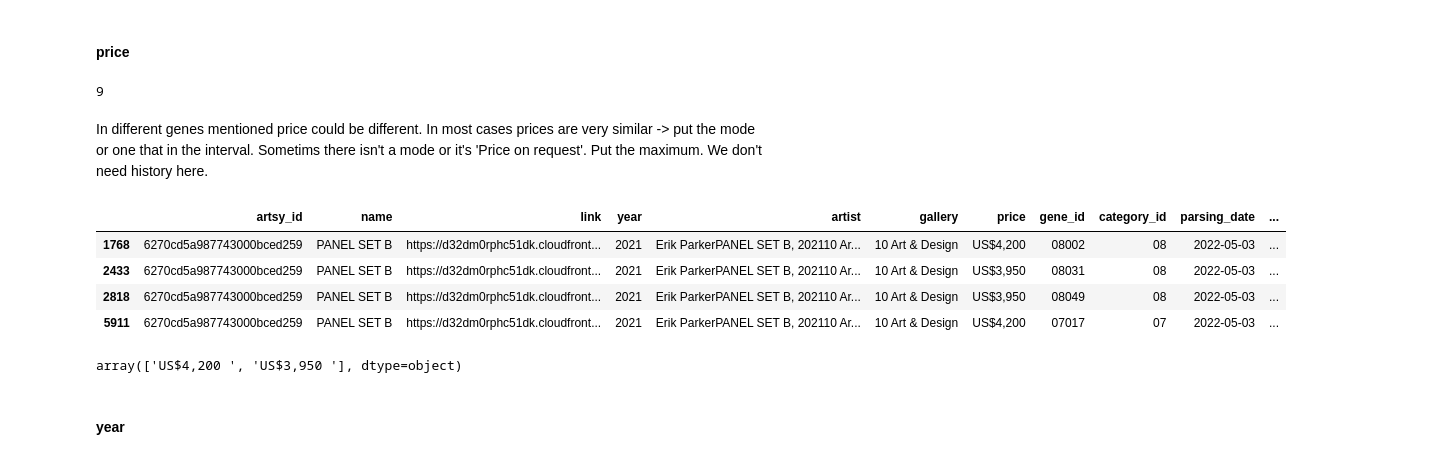
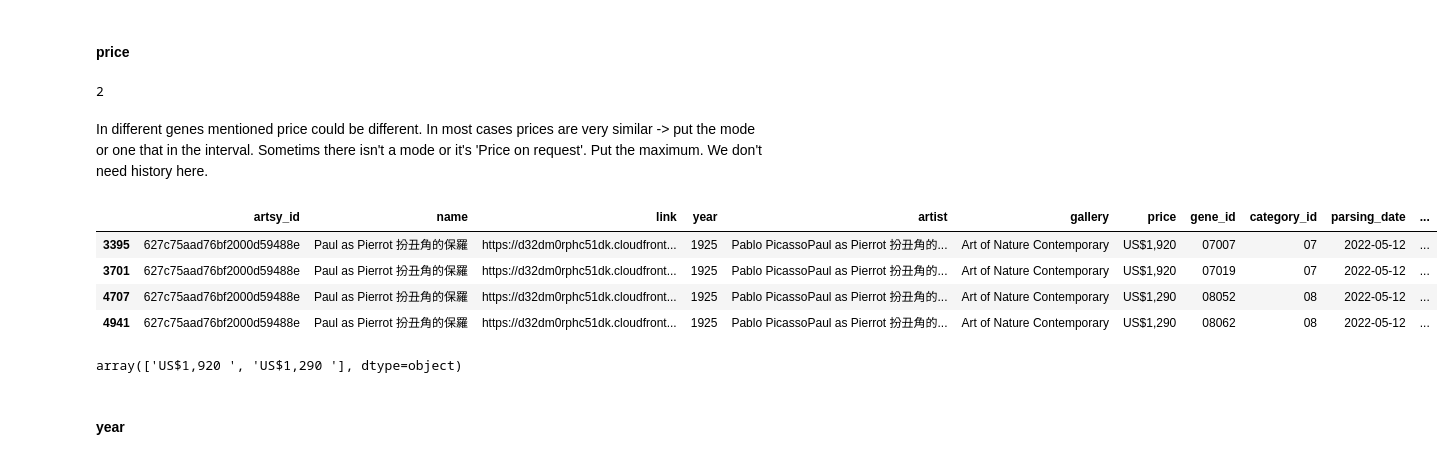
Before and after one commit to Bella151305/ArtProject, a Jupyter notebook: Artsy_genome_api.ipynb, the cells around one changed output. Drawn from its saved outputs; the diff is of its cells as text; code cells hidden in the pictures.

```diff
--- a/Artsy_genome_api.ipynb
+++ b/Artsy_genome_api.ipynb
@@ -2185,10 +2072,10 @@ print(df_cat_dat_total.groupby(['gene_id', 'artsy_id'])['artsy_id'].nunique().ma
 # %% [markdown]
 Transform id from int into str and link into a working one.
 # %%
-df_cat_dat_total['category_id'] = df_cat_dat_total['category_id'].dropna().apply(lambda x: str(x) if len(str(x))==cat_id_len else ('0'*(cat_id_len-len(str(x)))+str(x)))
-df_cat_dat_total['gene_id'] = df_cat_dat_total['gene_id'].dropna().apply(lambda x: str(x) if len(str(x))==gen_id_len else ('0'*(gen_id_len-len(str(x)))+str(x)))
+#df_cat_dat_total['category_id'] = df_cat_dat_total['category_id'].dropna().apply(lambda x: str(x) if len(str(x))==cat_id_len else ('0'*(cat_id_len-len(str(x)))+str(x)))
+#df_cat_dat_total['gene_id'] = df_cat_dat_total['gene_id'].dropna().apply(lambda x: str(x) if len(str(x))==gen_id_len else ('0'*(gen_id_len-len(str(x)))+str(x)))
 
-df_cat_dat_total['link'] = df_cat_dat_total['link'].dropna().apply(lambda x: img_link_corr(x))
+df_cat_dat_total['link'] = df_cat_dat_total['link'].dropna().apply(img_link_corr)
 
 df_cat_dat_total.sample(5)
 # %% [output]
@@ -2247,5 +2133,5 @@ links_prob_list
 # %%
-inx = 3
+inx = 2
 df_cat_dat_total.loc[df_cat_dat_total['artsy_id']==links_prob_list[inx]]
 # %% [output]
 |  | artsy_id | name | link | year | artist | gallery | price | gene_id | category_id | parsing_date | ... |
@@ -2268,7 +2150,7 @@ array(['https://d32dm0rphc51dk.cloudfront.net/pif8xX-9dYj67_ake8HpaQ/large.jpg',
 These pictures are the same but shots were done with different light. Replace the last one.
 # %%
 for i in inx_list:
-  df_cat_dat_total.at[i, 'link'] = link_list[0]
+  df_cat_dat_total.at[i, 'link'] = link_list[1]
 
 #df_cat_dat_total.at[162343, 'link'] = 'https://d32dm0rphc51dk.cloudfront.net/dIHPcpGCPw8QyU-YRGQRMA/large.jpg'
 # %%
@@ -2555,26 +2437,26 @@ id_price_g = artsy_id_price.groupby(['artsy_id'])['price'].agg(['count']).reset_
 id_prob_price = id_price_g.loc[id_price_g['count']>1]['artsy_id'].tolist()
 len(id_prob_price)
 # %% [output]
-9
+2
 # %% [markdown]
 In different genes mentioned price could be different. In most cases prices are very similar -> put the mode or one that in the interval. Sometims there isn't a mode or it's 'Price on request'. Put the maximum. We don't need history here.
 # %%
-inx = 8
+inx = 1
 df_cat_dat_total.loc[df_cat_dat_total['artsy_id']==id_prob_price[inx]]
 #df_cat_dat_total.loc[df_cat_dat_total['artsy_id'].isin(id_prob_price)]
 # %% [output]
 |  | artsy_id | name | link | year | artist | gallery | price | gene_id | category_id | parsing_date | ... |
-| 1768 | 6270cd5a987743000bced259 | PANEL SET B | https://d32dm0rphc51dk.cloudfront... | 2021 | Erik ParkerPANEL SET B, 202110 Ar... | 10 Art & Design | US$4,200 | 08002 | 08 | 2022-05-03 | ... |
-| 2433 | 6270cd5a987743000bced259 | PANEL SET B | https://d32dm0rphc51dk.cloudfront... | 2021 | Erik ParkerPANEL SET B, 202110 Ar... | 10 Art & Design | US$3,950 | 08031 | 08 | 2022-05-03 | ... |
-| 2818 | 6270cd5a987743000bced259 | PANEL SET B | https://d32dm0rphc51dk.cloudfront... | 2021 | Erik ParkerPANEL SET B, 202110 Ar... | 10 Art & Design | US$3,950 | 08049 | 08 | 2022-05-03 | ... |
-| 5911 | 6270cd5a987743000bced259 | PANEL SET B | https://d32dm0rphc51dk.cloudfront... | 2021 | Erik ParkerPANEL SET B, 202110 Ar... | 10 Art & Design | US$4,200 | 07017 | 07 | 2022-05-03 | ... |
+| 3395 | 627c75aad76bf2000d59488e | Paul as Pierrot 扮丑角的保羅 | https://d32dm0rphc51dk.cloudfront... | 1925 | Pablo PicassoPaul as Pierrot 扮丑角的... | Art of Nature Contemporary | US$1,920 | 07007 | 07 | 2022-05-12 | ... |
+| 3701 | 627c75aad76bf2000d59488e | Paul as Pierrot 扮丑角的保羅 | https://d32dm0rphc51dk.cloudfront... | 1925 | Pablo PicassoPaul as Pierrot 扮丑角的... | Art of Nature Contemporary | US$1,920 | 07019 | 07 | 2022-05-12 | ... |
+| 4707 | 627c75aad76bf2000d59488e | Paul as Pierrot 扮丑角的保羅 | https://d32dm0rphc51dk.cloudfront... | 1925 | Pablo PicassoPaul as Pierrot 扮丑角的... | Art of Nature Contemporary | US$1,290 | 08052 | 08 | 2022-05-12 | ... |
+| 4941 | 627c75aad76bf2000d59488e | Paul as Pierrot 扮丑角的保羅 | https://d32dm0rphc51dk.cloudfront... | 1925 | Pablo PicassoPaul as Pierrot 扮丑角的... | Art of Nature Contemporary | US$1,290 | 08062 | 08 | 2022-05-12 | ... |
 # %%
 inx_list = df_cat_dat_total.loc[df_cat_dat_total['artsy_id']==id_prob_price[inx]].index.tolist()
 
 price_list = df_cat_dat_total.loc[df_cat_dat_total['artsy_id']==id_prob_price[inx]]['price'].unique()
 price_list
 # %% [output]
-array(['US$4,200 ', 'US$3,950 '], dtype=object)
+array(['US$1,920 ', 'US$1,290 '], dtype=object)
 # %%
 for i in inx_list:
   df_cat_dat_total.at[i, 'price'] = price_list[0]
```
Also changed, not shown: parts of 118 cells of this notebook.
